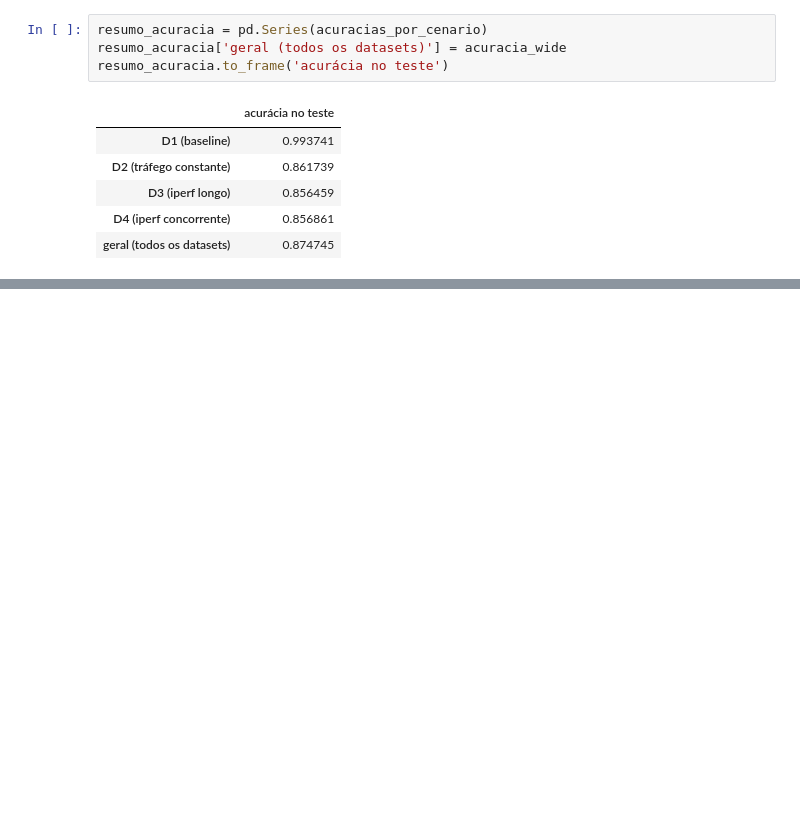
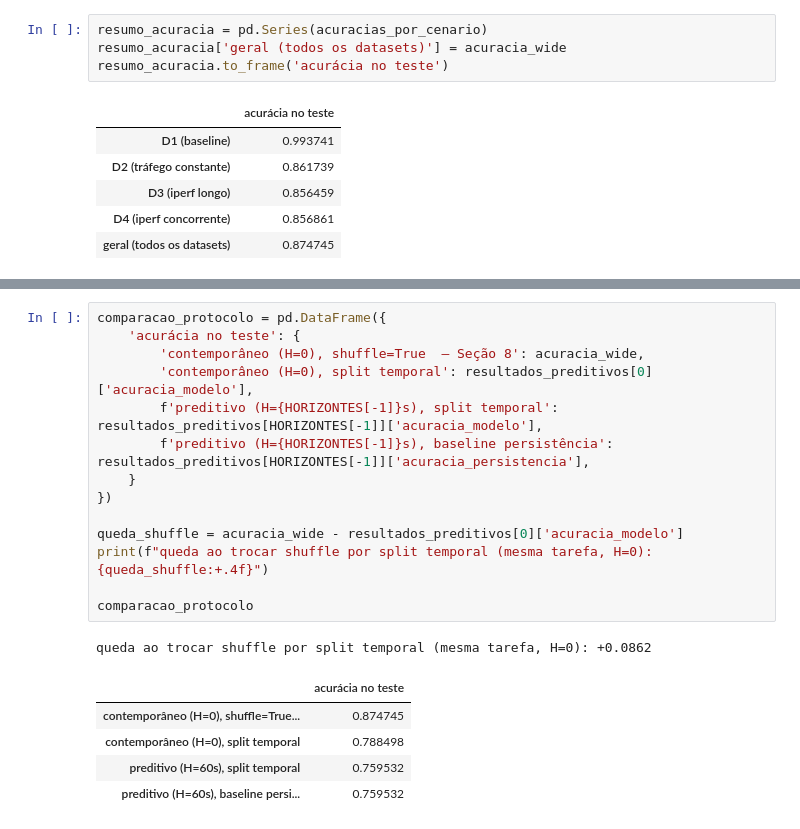
Before and after one commit to auerbeatriz/path-aware-datasets, a Jupyter notebook: Feature_Store_Datasets.ipynb, the cells around one changed output, grey strips where cells are left out. Saved outputs shown, nothing was run; the diff lists cells and outputs as text; blank space fills up the shorter version.

```diff
--- a/Feature_Store_Datasets.ipynb
+++ b/Feature_Store_Datasets.ipynb
@@ -713,0 +909,21 @@ resumo_acuracia.to_frame('acurácia no teste')
+# %%
+comparacao_protocolo = pd.DataFrame({
+    'acurácia no teste': {
+        'contemporâneo (H=0), shuffle=True  — Seção 8': acuracia_wide,
+        'contemporâneo (H=0), split temporal': resultados_preditivos[0]['acuracia_modelo'],
+        f'preditivo (H={HORIZONTES[-1]}s), split temporal': resultados_preditivos[HORIZONTES[-1]]['acuracia_modelo'],
+        f'preditivo (H={HORIZONTES[-1]}s), baseline persistência': resultados_preditivos[HORIZONTES[-1]]['acuracia_persistencia'],
+    }
+})
+
+queda_shuffle = acuracia_wide - resultados_preditivos[0]['acuracia_modelo']
+print(f"queda ao trocar shuffle por split temporal (mesma tarefa, H=0): {queda_shuffle:+.4f}")
+
+comparacao_protocolo
+# %% [output]
+queda ao trocar shuffle por split temporal (mesma tarefa, H=0): +0.0862
+|  | acurácia no teste |
+| contemporâneo (H=0), shuffle=True... | 0.874745 |
+| contemporâneo (H=0), split temporal | 0.788498 |
+| preditivo (H=60s), split temporal | 0.759532 |
+| preditivo (H=60s), baseline persi... | 0.759532 |
```
Also changed, not shown: parts of 18 cells of this notebook, 2 other files.
